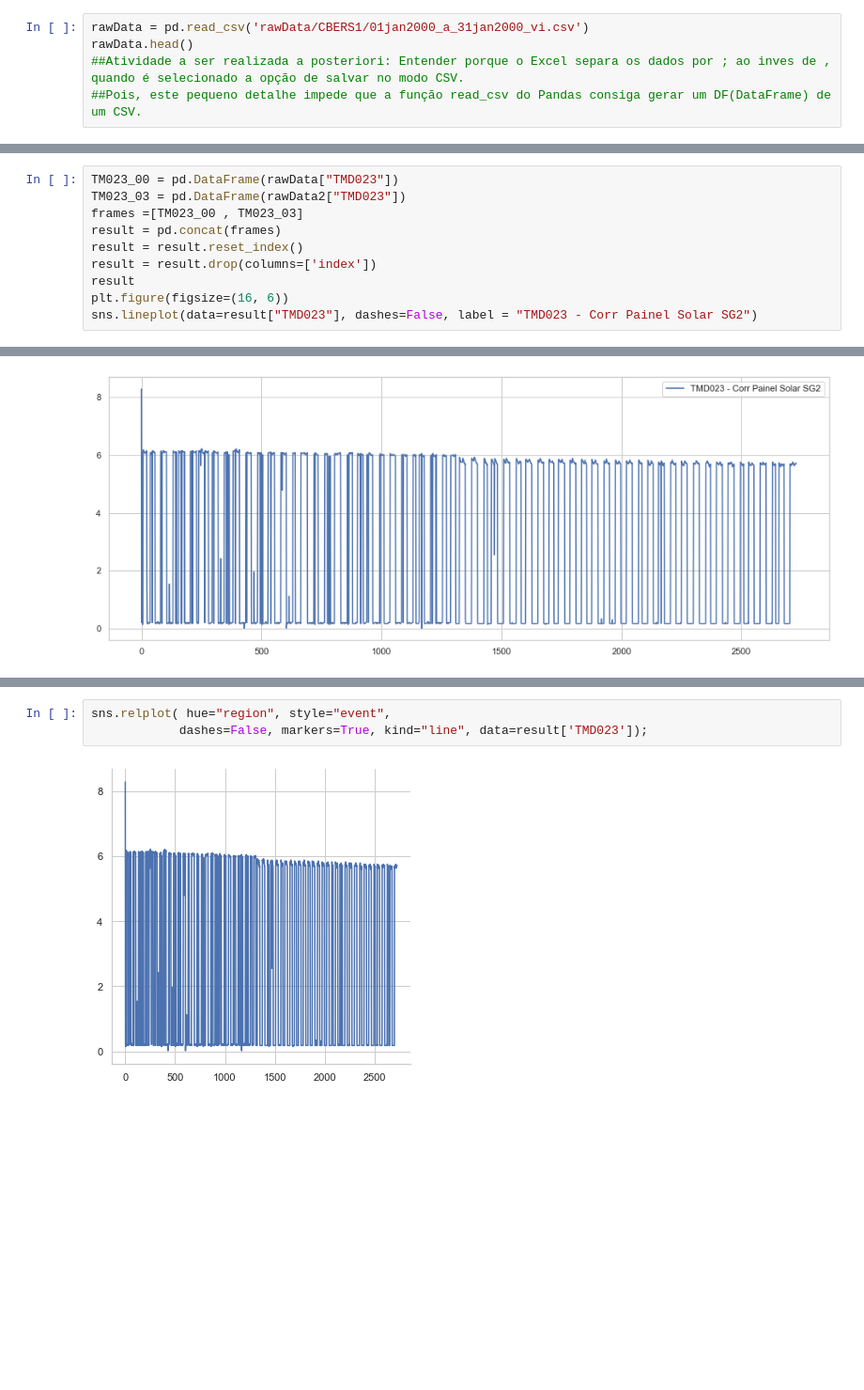
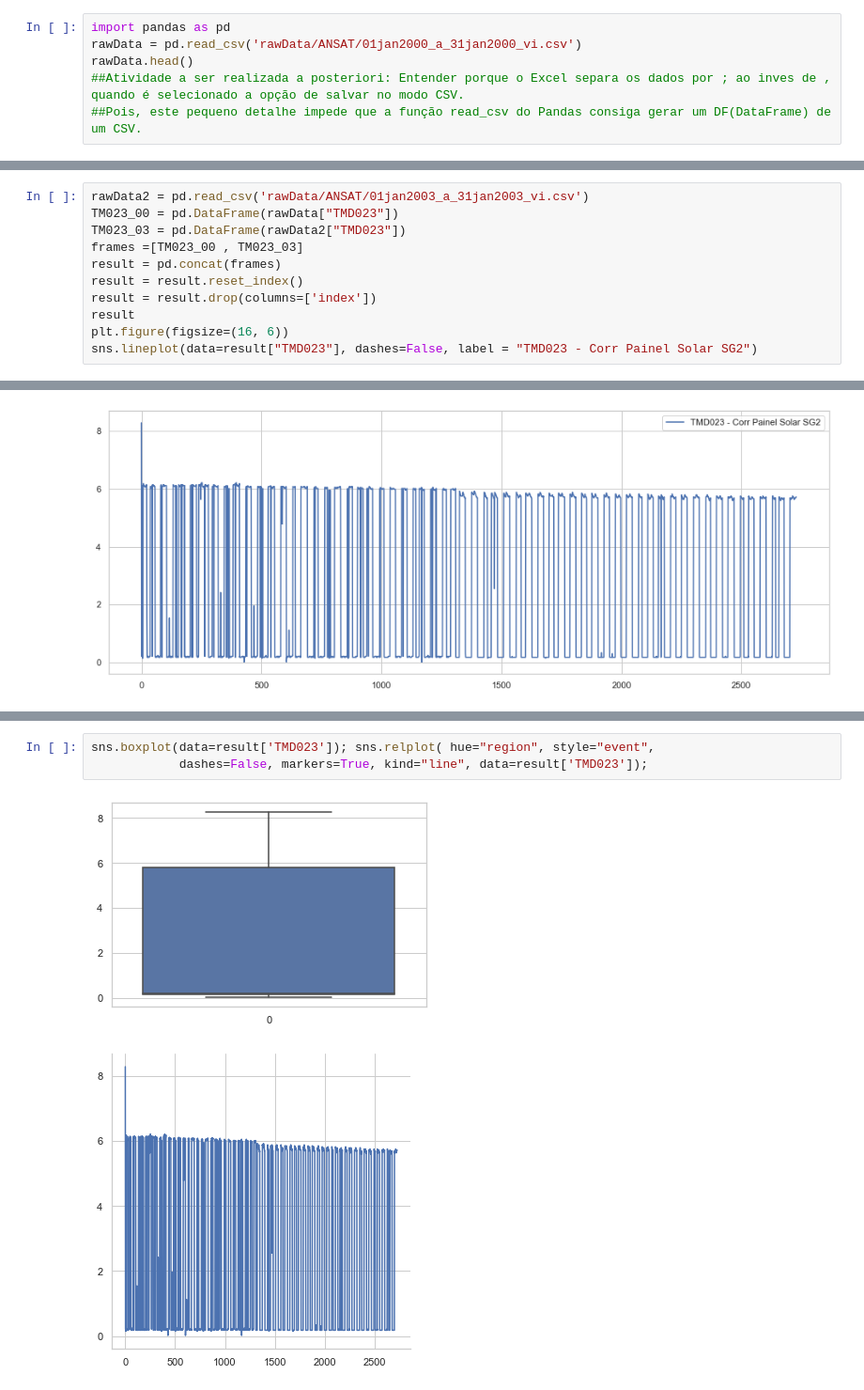
Before and after one commit to marciodbotas/CAP394, a Jupyter notebook: CAP392_Trabalho.ipynb, the cells around one changed output, grey strips where cells are left out. Shown at 94% size. Cells and saved outputs as stored; diff of their text form; blank space fills up the shorter version.

```diff
--- a/CAP392_Trabalho.ipynb
+++ b/CAP392_Trabalho.ipynb
@@ -113,7 +148,8 @@ import pandas as pd
 ### Nota:
 Este arquivo csv corresponde aos dados de algumas Telemetrias do CBERS1 colhidas durante todo o mesmo de janeiro de 2000
 # %%
-rawData = pd.read_csv('rawData/CBERS1/01jan2000_a_31jan2000_vi.csv')
+import pandas as pd
+rawData = pd.read_csv('rawData/ANSAT/01jan2000_a_31jan2000_vi.csv')
 rawData.head()
 ##Atividade a ser realizada a posteriori: Entender porque o Excel separa os dados por ; ao inves de , quando é selecionado a opção de salvar no modo CSV.
 ##Pois, este pequeno detalhe impede que a função read_csv do Pandas consiga gerar um DF(DataFrame) de um CSV.
@@ -322,4 +392,5 @@ sns.lineplot(data=BigPicture[["TMD022 - Corr Painel Solar SG1","TMD023 - Corr Pa
 # %%
+rawData2 = pd.read_csv('rawData/ANSAT/01jan2003_a_31jan2003_vi.csv')
 TM023_00 = pd.DataFrame(rawData["TMD023"])
 TM023_03 = pd.DataFrame(rawData2["TMD023"])
 frames =[TM023_00 , TM023_03]
@@ -340,5 +408,6 @@ sns.boxplot(data=result['TMD023'])
 # %%
-sns.relplot( hue="region", style="event",
+sns.boxplot(data=result['TMD023']); sns.relplot( hue="region", style="event",
             dashes=False, markers=True, kind="line", data=result['TMD023']);
 # %% [output]
-[figure, old version]
+[figure, new version]
+[figure, added]
```
Also changed, not shown: parts of 35 cells of this notebook, 3 other files.
